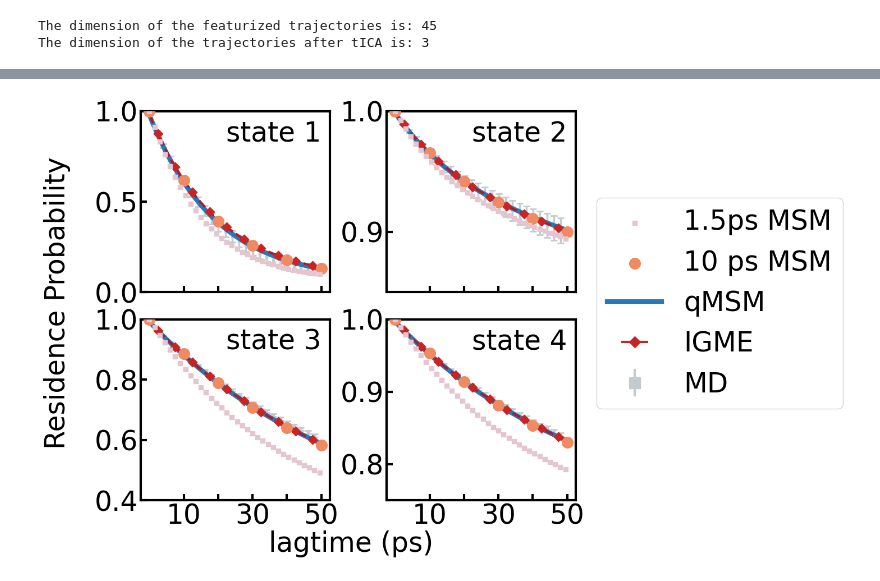
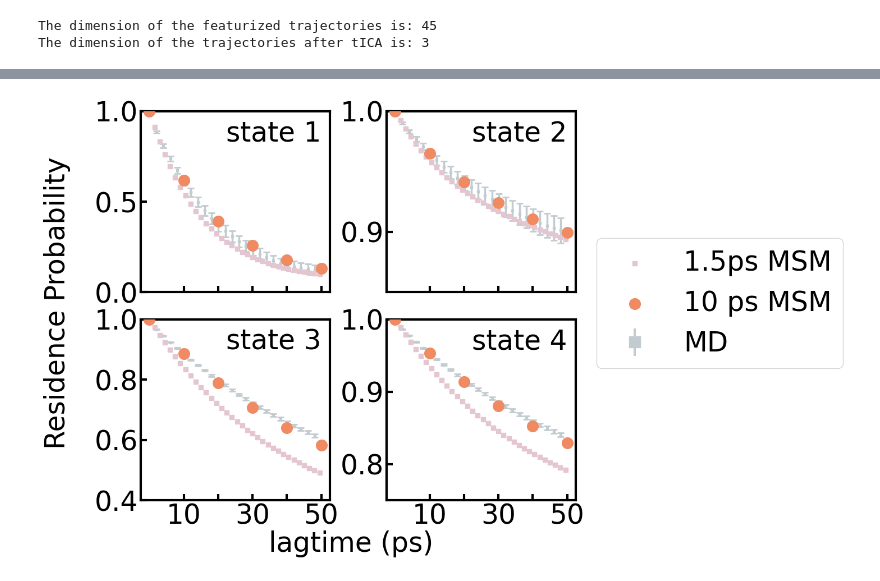
Before and after one commit to xuhuihuang/GME_tutorials, a Jupyter notebook: workshop-scripts/alanine_dipeptide_MSM.ipynb, the cells around one changed output, grey strips where cells are left out. Saved outputs shown, nothing was run; the diff lists cells and outputs as text; code cells hidden in the pictures.

```diff
--- a/workshop-scripts/alanine_dipeptide_MSM.ipynb
+++ b/workshop-scripts/alanine_dipeptide_MSM.ipynb
@@ -137,7 +200,7 @@ The coordinates of the centers in the tIC-space are
 We eliminate the validation of microstate-MSM due to time restrictions.
 More details can be found on GitHub: https://github.com/xuhuihuang/GME_tutorials
 '''
-msm = MarkovStateModel(n_timescales=10, lag_time=10, ergodic_cutoff='off',
+msm = MarkovStateModel(n_timescales=10, lag_time=100, ergodic_cutoff='off',
                        reversible_type='transpose', verbose=False)
 msm.fit(clustered_trajs)
 '''
@@ -170,7 +233,7 @@ micro_TPM = msm.transmat_ # TPM
 micro_population = msm.populations_ # Stationary Population Density
 micro_timescales = msm.timescales_ # The ITS for the top modes, in the unit of a saving interval
 
-delta_t = 1 # in unit of ps
+delta_t = 0.1 # in unit of ps
 print("The timescales of the top 10 modes for the microstate model are")
 print(micro_timescales * delta_t)
 # %% [output]
@@ -180,5 +243,5 @@ The timescales of the top 10 modes for the microstate model are
 # %%
-lagtime = np.arange(1, 51)
+lagtime = np.arange(1, 101)
 micro_ITS = np.zeros((len(lagtime), 10))
 for i in range(len(lagtime)):
   msm = MarkovStateModel(n_timescales=10, lag_time=lagtime[i], ergodic_cutoff='off',
@@ -191,7 +254,7 @@ for i in range(len(lagtime)):
 plt.rcParams['font.size'] = 30
 fig, ax = plt.subplots(figsize=(8,6))
 for i in range(10):
-    ax.plot(lagtime, np.log10(micro_ITS[:,i]), linewidth=3)
+    ax.plot(lagtime, np.log10(micro_ITS[:,i] * delta_t), linewidth=3)
 
 plt.yticks([1,2,3], labels=['$10^1$', '$10^2$','$10^3$'])
 plt.xlabel('lagtime (ps)')
@@ -242,8 +336,7 @@ def generate_TPM(trajs, lagtime, n_macro):
         TPM[i] = np.array(msm_macro.transmat_)
     return TPM
 
-delta_t = 1 # in unit of ps
 n_macro = 4 # number of macrostates
-TPM = generate_TPM(trajs = lumped_trajs, lagtime = np.arange(1, 51), n_macro = n_macro)
+TPM = generate_TPM(trajs = lumped_trajs, lagtime = np.arange(1, 501), n_macro = n_macro)
 print(TPM.shape)
 # %% [output]
@@ -269,7 +378,19 @@ bootstrap_TPM = np.load("bootstrap_TPM.npy")
+# %%
+# @title Build macrostate-MSM
+
+# Build 1.5 ps MSM
+msm_0 = MSM()
+msm_0.fit(TPM, tau=15, delta_t = 0.1, rmse=True)
+msm_time_0, msm_tpm_0 = msm_0.predict(end=500, add_iden_mat=True)
+
+# Build 10 ps MSM
+msm_1 = MSM()
+msm_1.fit(TPM, tau=100, delta_t = 0.1, rmse=True)
+msm_time_1, msm_tpm_1 = msm_1.predict(end=500, add_iden_mat=True)
 # %%
 # @title CK test
 length = 500
-lt = np.arange(1,length+1) * delta_t
+lt = np.arange(1,length+1) * 0.1
 n_state = 4
 plt.rcParams['font.size'] = 35
 bottom = [0.02, 0.85, 0.4, 0.75]
@@ -282,34 +403,33 @@ for i in range(n_state):
     ax = axes[i//2, i-(i//2)*2]
 #     ax.fill_between(lt, TPM_mean[:length,i,i]-TPM_std[:length,i,i],
 #                     TPM_mean[:length,i,i]+TPM_std[:length,i,i], color='#fff2df', zorder=0)
     ax.errorbar(x=lt[:length:20], y=TPM_mean[:length:20,i,i], yerr=TPM_std[:length:20,i,i],
                 fmt='s', capsize=4, capthick=2, elinewidth=2.5, markersize=3,
                 ecolor='#c2ccd0', color='#c2ccd0',
                 zorder=0)
+    ax.scatter(msm_time_0, msm_tpm_0[:,i,i], c='#e4c6d0', s=40, marker='s', zorder=4)
+    ax.scatter(msm_time_1, msm_tpm_1[:,i,i], c='#ef8a62', s=200, zorder=4)
 
     ax.set_ylim(bottom[i],1.0)
     ax.text(50, 0.95+0.05*bottom[i], 'state %d'%(i+1), ha='right',va='top')
     ax.tick_params(axis='both', direction='in', width=3, length=8)
     ax.set_xticks(ticks=[10,20,30,40,50], labels=[10,'',30,'',50])
     for spine in ax.spines.values():
         spine.set_linewidth(3)
 
 axes[0, 0].set_ylim(0,1.0)
 axes[0, 1].set_ylim(0.85,1.0)
 axes[1, 0].set_ylim(0.4,1.0)
 axes[1, 1].set_ylim(0.75,1.0)
 
 plt.scatter([], [], c='#e4c6d0', s=40, marker='s', label='1.5ps MSM')
 plt.scatter([], [], c='#ef8a62', s=200, label='10 ps MSM')
-plt.plot([], [], label='qMSM', color='#2878B5', linewidth=6)
-plt.errorbar([], [], xerr=[], color='#C82423', label='IGME', fmt='D',
-             markersize=10, elinewidth=3, capsize=3)
 plt.errorbar([], [], yerr=[], color='#c2ccd0', label='MD', fmt='s',
              markersize=15, elinewidth=3, capsize=3)
 fig.text(0.5, 0.05, 'lagtime (ps)', ha='center', va='top')
 fig.text(0, 0.5, "Residence Probability", ha='right', va='center', rotation=90)
 fig.legend(loc='center right', bbox_to_anchor=(1.4, 0.5))
 plt.subplots_adjust(wspace=0.3, hspace=0.15)
 plt.show()
 # %% [output]
-[figure, old version]
+[figure, new version]
```
Also changed, not shown: parts of 14 cells of this notebook, 5 other files.
